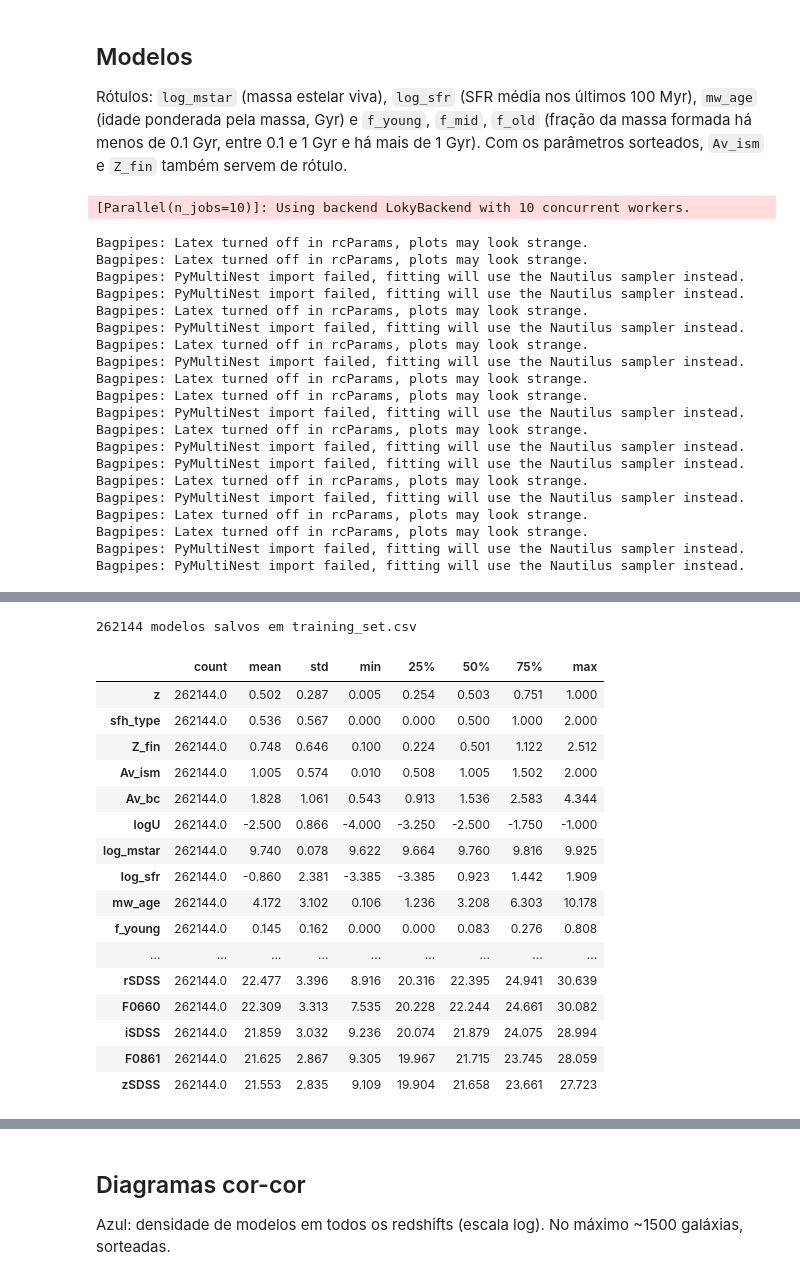
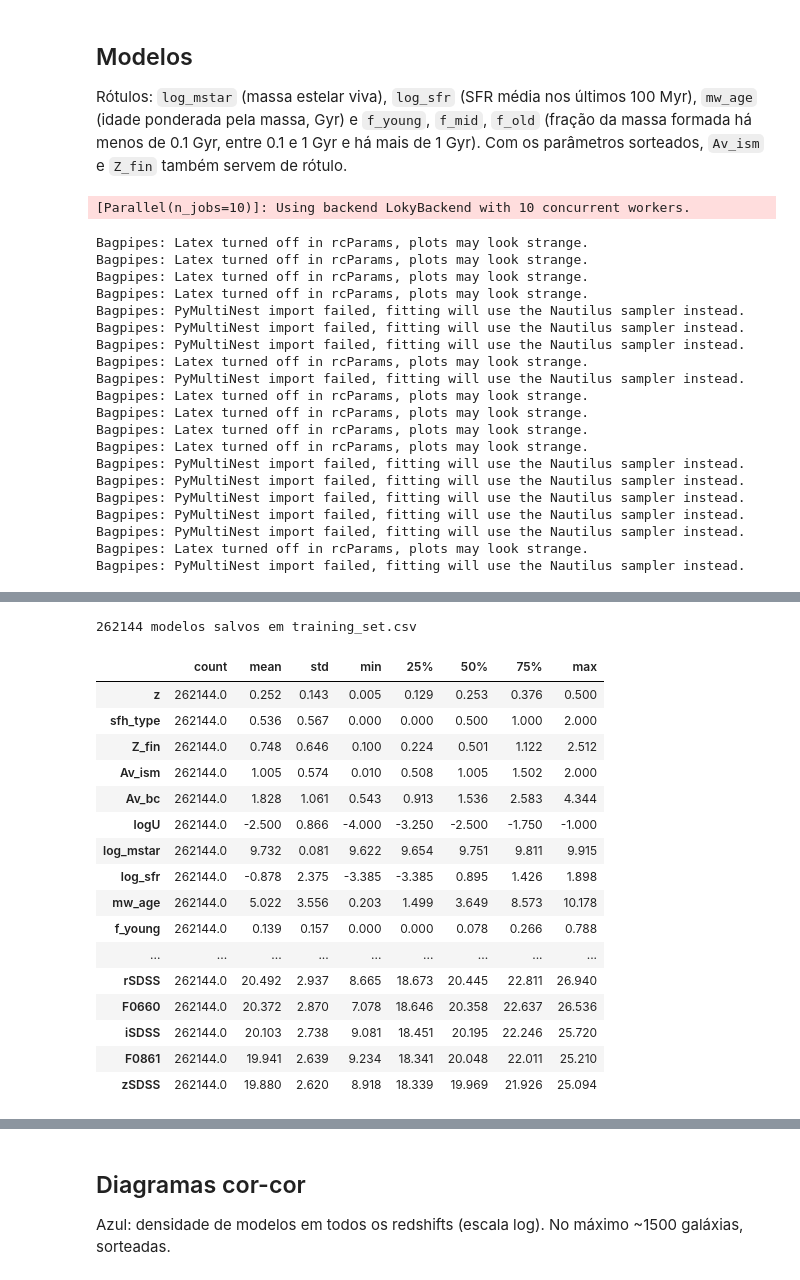
Before and after one commit to pedroand6/Inference4ETGs, a Jupyter notebook: Synthetic_domain/training_set.ipynb, the cells around one changed output, grey strips where cells are left out. Cells and saved outputs as stored; diff of their text form; code cells hidden in the pictures.

```diff
--- a/Synthetic_domain/training_set.ipynb
+++ b/Synthetic_domain/training_set.ipynb
@@ -42,27 +35,27 @@ from scipy.stats import qmc, norm, skewnorm
 
 warnings.filterwarnings("ignore", category=RuntimeWarning)
 
-N_MODELS = 2**18          # potência de 2 (Sobol); ~6 ms por modelo e núcleo
+N_MODELS = 2**18 # ~6 ms por modelo e núcleo
 SEED = 0
 N_JOBS = 10
 OUTPUT = "training_set.csv"
 
-Z_RANGE = (0.005, 1.0)        # redshift
-LOG_ZFIN = (-1.0, 0.4)        # log(Z_fin / Z_sun): 0.1 a 2.5
-ZINI_FRAC = 0.4               # Z_ini = ZINI_FRAC * Z_fin (0.008 / 0.02 no simple_sampling)
-AV_ISM = (0.01, 2.0)          # A_V do ISM [mag]
+Z_RANGE = (0.005, 0.5) # redshift
+LOG_ZFIN = (-1.0, 0.4) # log(Z_fin / Z_sun): 0.1 a 2.5
+ZINI_FRAC = 0.4 # Z_ini = ZINI_FRAC * Z_fin (0.008 / 0.02)
+AV_ISM = (0.01, 2.0) # A_V do ISM [mag]
 LOG_TAU_BC = (np.log10(0.5), np.log10(4.0))
-LOGU = (-4.0, -1.0)
-DUST_N = 0.7                  # expoente da lei de atenuação CF00
-T_BC = 0.01                   # idade máxima das nuvens de nascimento [Gyr]
-LOG_MASS = 10.0               # log da massa formada [M_sun]
-P_SKEW, P_BURST = 0.5, 6 / 165   # frações de SFH skew-normal (total) e skew-normal + surto; o resto é Dirichlet
-MIN_FRAC = 1e-6               # fração mínima por bin (mantém os 16 componentes no modelo)
-SFR_FLOOR = 1e-14             # piso de sSFR [yr^-1] para log_sfr de SFHs sem formação recente
+LOGU = (-4.0, -1.0) # emissão nebular
+DUST_N = 0.7 # expoente da lei de atenuação CF00
+T_BC = 0.01 # idade máxima das nuvens de nascimento [Gyr]
+LOG_MASS = 10.0 # log da massa formada [M_sun]
+P_SKEW, P_BURST = 0.5, 6 / 165 # frações de SFH skew-normal (total) e skew-normal + surto; o resto é Dirichlet
+MIN_FRAC = 1e-6 # fração mínima por bin (mantém os 16 componentes no modelo)
+SFR_FLOOR = 1e-14 # piso de sSFR [yr^-1] para log_sfr de SFHs sem formação recente
 
 AGE_BINS = np.array([0.007, 0.021, 0.0425, 0.076, 0.1145, 0.1615, 0.23, 0.345,
-                     0.545, 0.865, 1.37, 2.17, 3.44, 5.455, 8.645, 14.2])   # centros dos bins [Gyr]
-LABEL_EDGES = [0.1, 1.0]      # rótulos da SFH: fração da massa formada em < 0.1, 0.1–1 e > 1 Gyr atrás
+                     0.545, 0.865, 1.37, 2.17, 3.44, 5.455, 8.645, 14.2]) # centros dos bins [Gyr]
+LABEL_EDGES = [0.1, 1.0] # rótulos da SFH: fração da massa formada em < 0.1, 0.1–1 e > 1 Gyr atrás
 # %% [output]
 Bagpipes: Latex turned off in rcParams, plots may look strange.
 Bagpipes: PyMultiNest import failed, fitting will use the Nautilus sampler instead.
@@ -81,7 +74,7 @@ def uniform(u, lo, hi):
 
 
 def truncnorm_pos(u, mu, sigma):
-    """N(mu, sigma) truncada em > 0, pela inversa da CDF (como o laço 'while <= 0' do simple_sampling)."""
+    """N(mu, sigma) truncada em > 0, pela inversa da CDF."""
     p0 = norm.cdf(0, mu, sigma)
     return norm.ppf(p0 + u * (1 - p0), mu, sigma)
 
@@ -116,7 +109,7 @@ def mass_fractions(p, edges):
 
 
 def components(u):
-    """Componentes do Bagpipes e parâmetros sorteados para um vetor Sobol u."""
+    """Componentes do Bagpipes e parâmetros sorteados para um vetor Hipercubo Latino u."""
     p = dict(zip(DIMS, u))
     z = uniform(p["z"], *Z_RANGE)
     edges = bin_edges(z)
@@ -138,7 +131,7 @@ def components(u):
         "dust": {"type": "CF00", "Av": av_ism, "eta": 1 + av_bc / av_ism, "n": DUST_N},
         "nebular": {"logU": logU},
     }
-    for i in range(len(frac)):   # "constantA", "constantB", ...: o Bagpipes reconhece o tipo tirando o último caractere
+    for i in range(len(frac)): # "constantA", "constantB", ...: o Bagpipes reconhece o tipo tirando o último caractere
         comp[f"constant{chr(65 + i)}"] = {"age_min": edges[i], "age_max": edges[i + 1],
                                           "massformed": LOG_MASS + np.log10(frac[i]),
                                           "metallicity": metallicity[i]}
@@ -186,7 +179,7 @@ def run_chunk(us):
     return rows
 
 
-u = qmc.Sobol(len(DIMS), seed=SEED).random(N_MODELS)
+u = qmc.LatinHypercube(len(DIMS), seed=SEED).random(N_MODELS)
 chunks = np.array_split(u, min(20 * N_JOBS, len(u)))
 rows = np.vstack(Parallel(n_jobs=N_JOBS, verbose=5)(delayed(run_chunk)(c) for c in chunks))
 
@@ -197,23 +190,23 @@ print(f"{len(models)} modelos salvos em {OUTPUT}")
 display(models.describe().T.round(3))
 # %% [output]
 [Parallel(n_jobs=10)]: Using backend LokyBackend with 10 concurrent workers.
+Bagpipes: Latex turned off in rcParams, plots may look strange.
+Bagpipes: Latex turned off in rcParams, plots may look strange.
 Bagpipes: Latex turned off in rcParams, plots may look strange.
 Bagpipes: Latex turned off in rcParams, plots may look strange.
 Bagpipes: PyMultiNest import failed, fitting will use the Nautilus sampler instead.
-Bagpipes: PyMultiNest import failed, fitting will use the Nautilus sampler instead.
-Bagpipes: Latex turned off in rcParams, plots may look strange.
-Bagpipes: PyMultiNest import failed, fitting will use the Nautilus sampler instead.
-Bagpipes: Latex turned off in rcParams, plots may look strange.
-Bagpipes: PyMultiNest import failed, fitting will use the Nautilus sampler instead.
-Bagpipes: Latex turned off in rcParams, plots may look strange.
-Bagpipes: Latex turned off in rcParams, plots may look strange.
-Bagpipes: PyMultiNest import failed, fitting will use the Nautilus sampler instead.
-Bagpipes: Latex turned off in rcParams, plots may look strange.
 Bagpipes: PyMultiNest import failed, fitting will use the Nautilus sampler instead.
 Bagpipes: PyMultiNest import failed, fitting will use the Nautilus sampler instead.
 Bagpipes: Latex turned off in rcParams, plots may look strange.
 Bagpipes: PyMultiNest import failed, fitting will use the Nautilus sampler instead.
 Bagpipes: Latex turned off in rcParams, plots may look strange.
 Bagpipes: Latex turned off in rcParams, plots may look strange.
+Bagpipes: Latex turned off in rcParams, plots may look strange.
+Bagpipes: Latex turned off in rcParams, plots may look strange.
 Bagpipes: PyMultiNest import failed, fitting will use the Nautilus sampler instead.
 Bagpipes: PyMultiNest import failed, fitting will use the Nautilus sampler instead.
+Bagpipes: PyMultiNest import failed, fitting will use the Nautilus sampler instead.
+Bagpipes: PyMultiNest import failed, fitting will use the Nautilus sampler instead.
+Bagpipes: PyMultiNest import failed, fitting will use the Nautilus sampler instead.
+Bagpipes: Latex turned off in rcParams, plots may look strange.
+Bagpipes: PyMultiNest import failed, fitting will use the Nautilus sampler instead.
@@ -223,20 +216,20 @@ Bagpipes: PyMultiNest import failed, fitting will use the Nautilus sampler inste
 262144 modelos salvos em training_set.csv
 |  | count | mean | std | min | 25% | 50% | 75% | max |
-| z | 262144.0 | 0.502 | 0.287 | 0.005 | 0.254 | 0.503 | 0.751 | 1.000 |
+| z | 262144.0 | 0.252 | 0.143 | 0.005 | 0.129 | 0.253 | 0.376 | 0.500 |
 | sfh_type | 262144.0 | 0.536 | 0.567 | 0.000 | 0.000 | 0.500 | 1.000 | 2.000 |
 | Z_fin | 262144.0 | 0.748 | 0.646 | 0.100 | 0.224 | 0.501 | 1.122 | 2.512 |
 | Av_ism | 262144.0 | 1.005 | 0.574 | 0.010 | 0.508 | 1.005 | 1.502 | 2.000 |
 | Av_bc | 262144.0 | 1.828 | 1.061 | 0.543 | 0.913 | 1.536 | 2.583 | 4.344 |
 | logU | 262144.0 | -2.500 | 0.866 | -4.000 | -3.250 | -2.500 | -1.750 | -1.000 |
-| log_mstar | 262144.0 | 9.740 | 0.078 | 9.622 | 9.664 | 9.760 | 9.816 | 9.925 |
-| log_sfr | 262144.0 | -0.860 | 2.381 | -3.385 | -3.385 | 0.923 | 1.442 | 1.909 |
-| mw_age | 262144.0 | 4.172 | 3.102 | 0.106 | 1.236 | 3.208 | 6.303 | 10.178 |
-| f_young | 262144.0 | 0.145 | 0.162 | 0.000 | 0.000 | 0.083 | 0.276 | 0.808 |
+| log_mstar | 262144.0 | 9.732 | 0.081 | 9.622 | 9.654 | 9.751 | 9.811 | 9.915 |
+| log_sfr | 262144.0 | -0.878 | 2.375 | -3.385 | -3.385 | 0.895 | 1.426 | 1.898 |
+| mw_age | 262144.0 | 5.022 | 3.556 | 0.203 | 1.499 | 3.649 | 8.573 | 10.178 |
+| f_young | 262144.0 | 0.139 | 0.157 | 0.000 | 0.000 | 0.078 | 0.266 | 0.788 |
 | ... | ... | ... | ... | ... | ... | ... | ... | ... |
-| rSDSS | 262144.0 | 22.477 | 3.396 | 8.916 | 20.316 | 22.395 | 24.941 | 30.639 |
-| F0660 | 262144.0 | 22.309 | 3.313 | 7.535 | 20.228 | 22.244 | 24.661 | 30.082 |
-| iSDSS | 262144.0 | 21.859 | 3.032 | 9.236 | 20.074 | 21.879 | 24.075 | 28.994 |
-| F0861 | 262144.0 | 21.625 | 2.867 | 9.305 | 19.967 | 21.715 | 23.745 | 28.059 |
-| zSDSS | 262144.0 | 21.553 | 2.835 | 9.109 | 19.904 | 21.658 | 23.661 | 27.723 |
+| rSDSS | 262144.0 | 20.492 | 2.937 | 8.665 | 18.673 | 20.445 | 22.811 | 26.940 |
+| F0660 | 262144.0 | 20.372 | 2.870 | 7.078 | 18.646 | 20.358 | 22.637 | 26.536 |
+| iSDSS | 262144.0 | 20.103 | 2.738 | 9.081 | 18.451 | 20.195 | 22.246 | 25.720 |
+| F0861 | 262144.0 | 19.941 | 2.639 | 9.234 | 18.341 | 20.048 | 22.011 | 25.210 |
+| zSDSS | 262144.0 | 19.880 | 2.620 | 8.918 | 18.339 | 19.969 | 21.926 | 25.094 |
 # %% [markdown]
 ## Cobertura
```
Also changed, not shown: parts of 9 cells of this notebook, 3 other files.
